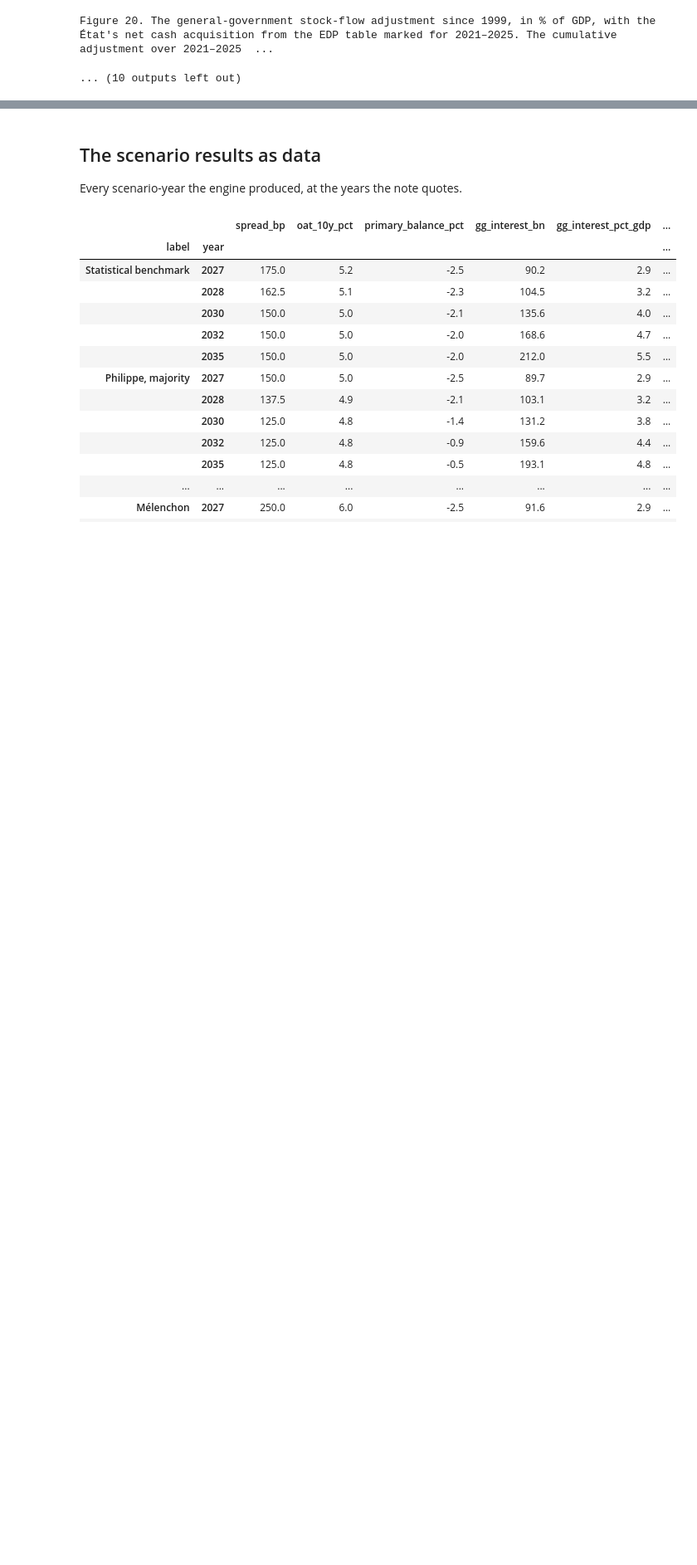
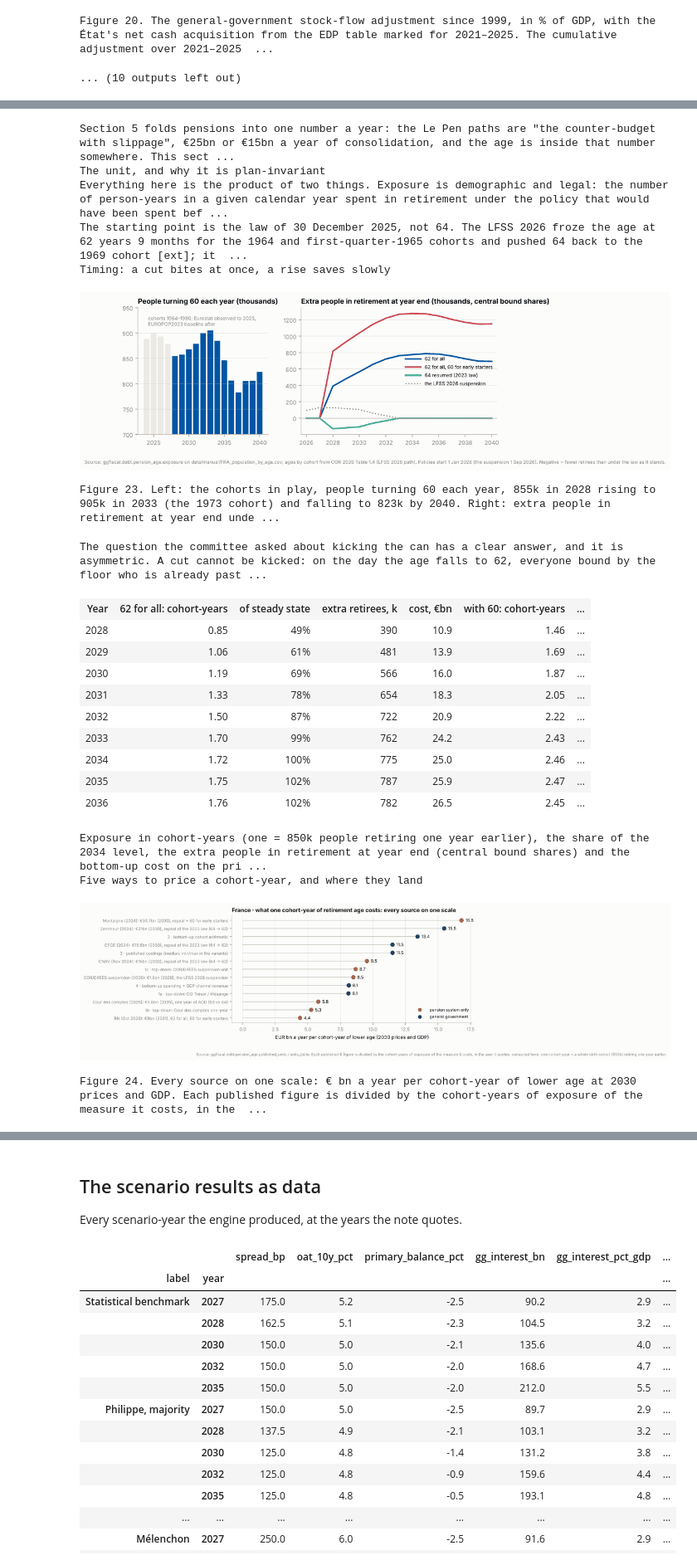
Before and after one commit to adrianchiu1/redbox, a Jupyter notebook: notebooks/France_fiscal_brief_20261013.ipynb, the cells around one changed output, grey strips where cells are left out. Shown at 83% size. Cells and saved outputs as stored; diff of their text form; code cells hidden in the pictures; blank space fills up the shorter version.

```diff
--- a/notebooks/France_fiscal_brief_20261013.ipynb
+++ b/notebooks/France_fiscal_brief_20261013.ipynb
@@ -33,12 +35,13 @@ from IPython.display import HTML, SVG, Image as Image_display, display
 from PIL import Image
 
 from ggfiscal.debt import simulate as sim
-from ggfiscal.report import briefing_fra, briefing_fra_balance, briefing_fra_scenarios, france_brief
+from ggfiscal.report import briefing_fra, briefing_fra_balance, briefing_fra_pensions, briefing_fra_scenarios, france_brief
 
 FIG = france_brief.BRIEF_DIR / "figures"
 FIGS = briefing_fra_scenarios.render_all(FIG)     # scenarios_FRA.csv, decomposition, duration
 FIGS.update(briefing_fra.render_all(FIG))         # descriptive charts, key_figures.csv
 FIGS.update(briefing_fra_balance.render_all(FIG)) # balance_sheet_FRA.csv, ladder, selldown (D-S19-001)
+FIGS.update(briefing_fra_pensions.render_all(FIG)) # pension_age_*.csv: the retirement-age matrix (D-S20-001)
 france_brief.clear_cache()
 
 
@@ -259,0 +265,25 @@ Figure 20. The general-government stock-flow adjustment since 1999, in % of GDP,
+# %%
+section("s10")
+# %% [output]
+Section 5 folds pensions into one number a year: the Le Pen paths are "the counter-budget with slippage", €25bn or €15bn a year of consolidation, and the age is inside that number somewhere. This sect ...
+The unit, and why it is plan-invariant
+Everything here is the product of two things. Exposure is demographic and legal: the number of person-years in a given calendar year spent in retirement under the policy that would have been spent bef ...
+The starting point is the law of 30 December 2025, not 64. The LFSS 2026 froze the age at 62 years 9 months for the 1964 and first-quarter-1965 cohorts and pushed 64 back to the 1969 cohort [ext]; it  ...
+Timing: a cut bites at once, a rise saves slowly
+[figure, added]
+Figure 23. Left: the cohorts in play, people turning 60 each year, 855k in 2028 rising to 905k in 2033 (the 1973 cohort) and falling to 823k by 2040. Right: extra people in retirement at year end unde ...
+The question the committee asked about kicking the can has a clear answer, and it is asymmetric. A cut cannot be kicked: on the day the age falls to 62, everyone bound by the floor who is already past ...
+| Year | 62 for all: cohort-years | of steady state | extra retirees, k | cost, €bn | with 60: cohort-years | ... |
+| 2028 | 0.85 | 49% | 390 | 10.9 | 1.46 | ... |
+| 2029 | 1.06 | 61% | 481 | 13.9 | 1.69 | ... |
+| 2030 | 1.19 | 69% | 566 | 16.0 | 1.87 | ... |
+| 2031 | 1.33 | 78% | 654 | 18.3 | 2.05 | ... |
+| 2032 | 1.50 | 87% | 722 | 20.9 | 2.22 | ... |
+| 2033 | 1.70 | 99% | 762 | 24.2 | 2.43 | ... |
+| 2034 | 1.72 | 100% | 775 | 25.0 | 2.46 | ... |
+| 2035 | 1.75 | 102% | 787 | 25.9 | 2.47 | ... |
+| 2036 | 1.76 | 102% | 782 | 26.5 | 2.45 | ... |
+Exposure in cohort-years (one = 850k people retiring one year earlier), the share of the 2034 level, the extra people in retirement at year end (central bound shares) and the bottom-up cost on the pri ...
+Five ways to price a cohort-year, and where they land
+[figure, added]
+Figure 24. Every source on one scale: € bn a year per cohort-year of lower age at 2030 prices and GDP. Each published figure is divided by the cohort-years of exposure of the measure it costs, in the  ...
```
Also changed, not shown: parts of 11 cells of this notebook, 25 other files.
